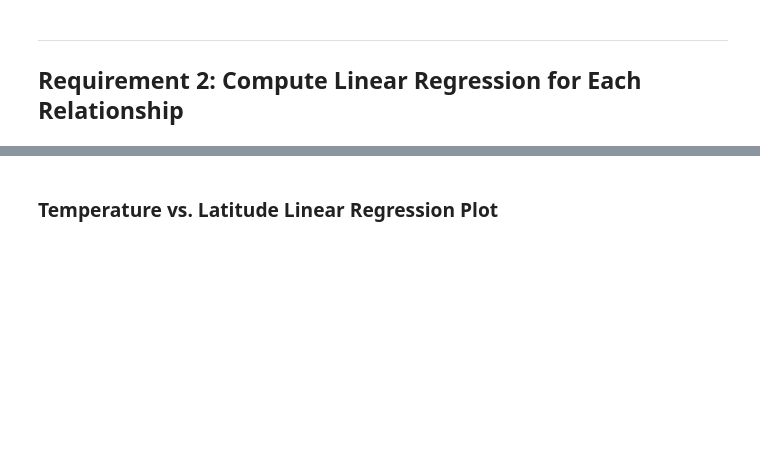
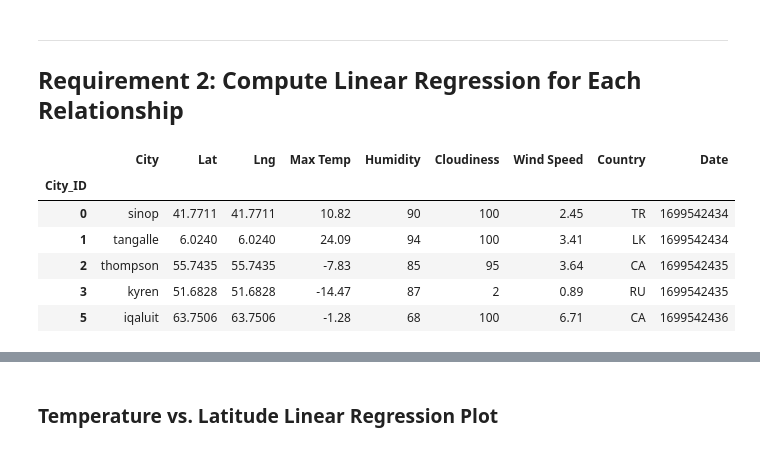
Before and after one commit to RaeAnnG/python-api-challenge, a Jupyter notebook: starter_code/WeatherPy.RG.ipynb, the cells around one changed output, grey strips where cells are left out. Saved outputs shown, nothing was run; the diff lists cells and outputs as text; code cells hidden in the pictures; blank space fills up the shorter version.

```diff
--- a/starter_code/WeatherPy.RG.ipynb
+++ b/starter_code/WeatherPy.RG.ipynb
@@ -302,8 +313,16 @@ plt.show()
 # %%
-# Create a DataFrame with the Northern Hemisphere data (Latitude >= 0)
-# YOUR CODE HERE
-
+# Create a DataFrame with the Northern Hemisphere data (Latitude >= 0)city_data_df
+northern_hemi_df = city_data_df.loc[pd.to_numeric(city_data_df["Lat"]).astype(float)>= 0, :]
+northern_hemi_df
 # Display sample data
 northern_hemi_df.head()
+# %% [output]
+|  | City | Lat | Lng | Max Temp | Humidity | Cloudiness | Wind Speed | Country | Date |
+| City_ID |  |  |  |  |  |  |  |  |  |
+| 0 | sinop | 41.7711 | 41.7711 | 10.82 | 90 | 100 | 2.45 | TR | 1699542434 |
+| 1 | tangalle | 6.0240 | 6.0240 | 24.09 | 94 | 100 | 3.41 | LK | 1699542434 |
+| 2 | thompson | 55.7435 | 55.7435 | -7.83 | 85 | 95 | 3.64 | CA | 1699542435 |
+| 3 | kyren | 51.6828 | 51.6828 | -14.47 | 87 | 2 | 0.89 | RU | 1699542435 |
+| 5 | iqaluit | 63.7506 | 63.7506 | -1.28 | 68 | 100 | 6.71 | CA | 1699542436 |
 # %%
 # Create a DataFrame with the Southern Hemisphere data (Latitude < 0)
```
Also changed, not shown: parts of 3 cells of this notebook.
